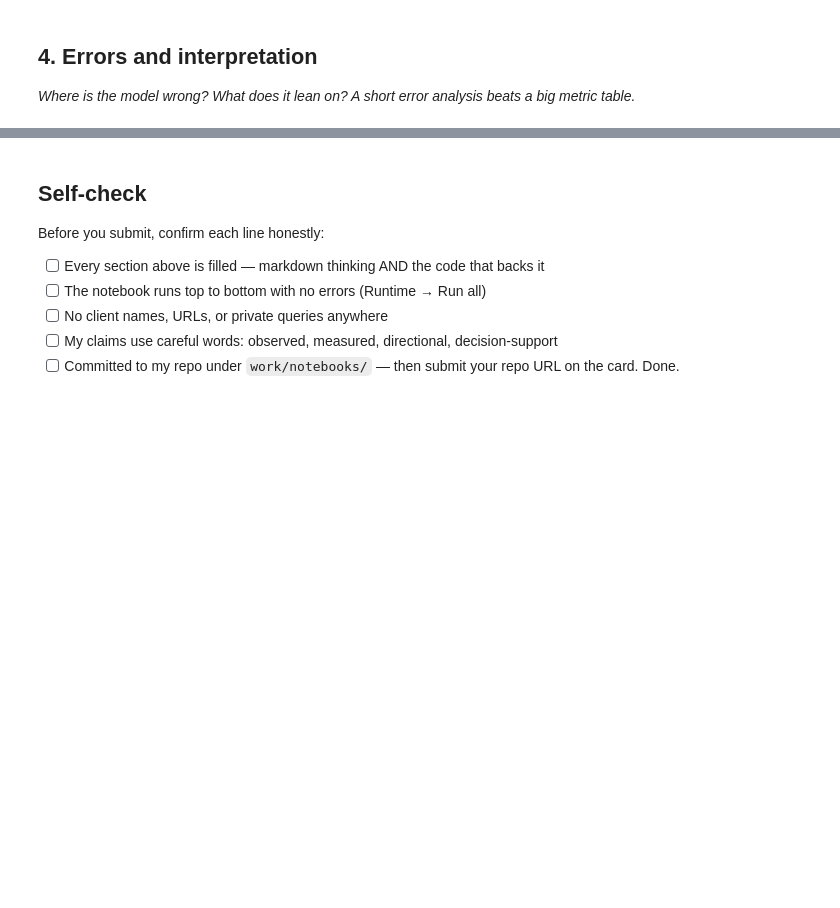
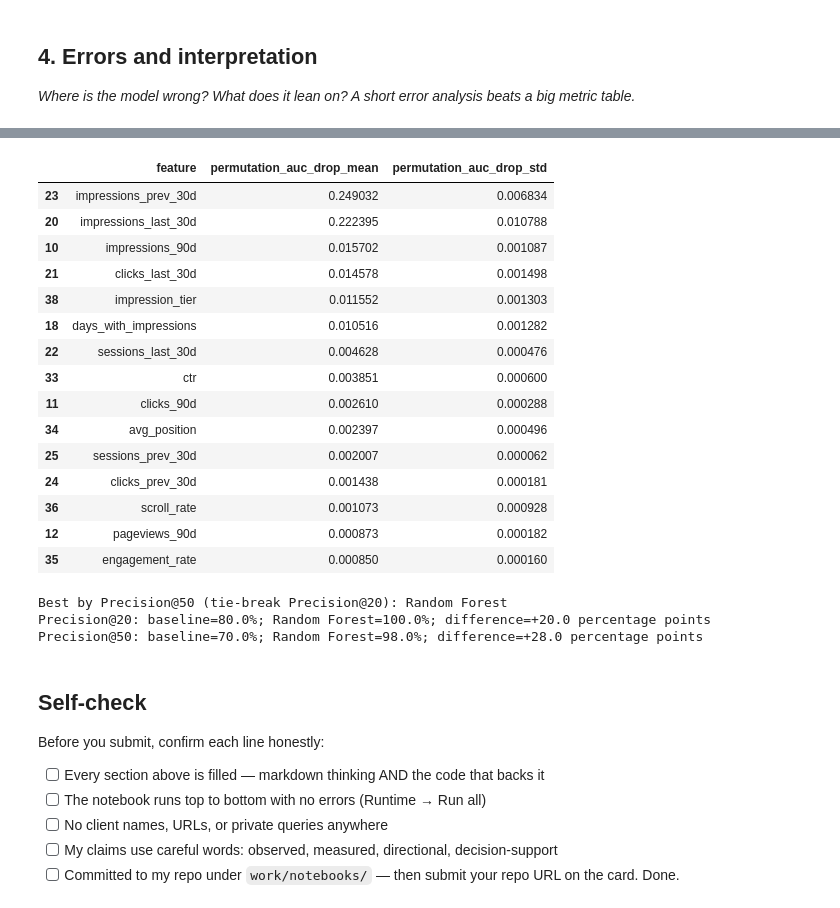
Before and after one commit to Kifayat-Sayed/flyrank-ml-internship1, a Jupyter notebook: work/notebooks/w05_model.ipynb, the cells around one changed output, grey strips where cells are left out. Cells and saved outputs as stored; diff of their text form; code cells hidden in the pictures; blank space fills up the shorter version.

```diff
--- a/work/notebooks/w05_model.ipynb
+++ b/work/notebooks/w05_model.ipynb
@@ -37,3 +277,53 @@ This skeleton is yours to fill. Work the sections **in order** — each one has
+# %%
+from sklearn.metrics import roc_auc_score
+
+# Use a modest deterministic sample for practical runtime on a notebook CPU.
+n_perm = min(3000, len(X_test))
+perm_idx = np.random.RandomState(SEED).choice(len(X_test), size=n_perm, replace=False)
+X_perm = X_test.iloc[perm_idx]
+y_perm = y_test.iloc[perm_idx]
+
+perm = permutation_importance(
+    model, X_perm, y_perm,
+    scoring="roc_auc",
+    n_repeats=3,
+    random_state=SEED,
+    n_jobs=-1
+)
+importance = pd.DataFrame({
+    "feature": feature_cols,
+    "permutation_auc_drop_mean": perm.importances_mean,
+    "permutation_auc_drop_std": perm.importances_std
+}).sort_values("permutation_auc_drop_mean", ascending=False)
+display(importance.head(15))
+
+# Compare the two ranking approaches and print a plain-language reading.
+best_row = comparison.sort_values(["Precision@50", "Precision@20"], ascending=False).iloc[0]
+print(f"Best by Precision@50 (tie-break Precision@20): {best_row['Method']}")
+for metric in ["Precision@20", "Precision@50"]:
+    b = comparison.loc[comparison["Method"] == "Week-4 rule baseline", metric].iloc[0]
+    m = comparison.loc[comparison["Method"] == "Random Forest", metric].iloc[0]
+    print(f"{metric}: baseline={b:.1%}; Random Forest={m:.1%}; difference={(m-b)*100:+.1f} percentage points")
+# %% [output]
+|  | feature | permutation_auc_drop_mean | permutation_auc_drop_std |
+| 23 | impressions_prev_30d | 0.249032 | 0.006834 |
+| 20 | impressions_last_30d | 0.222395 | 0.010788 |
+| 10 | impressions_90d | 0.015702 | 0.001087 |
+| 21 | clicks_last_30d | 0.014578 | 0.001498 |
+| 38 | impression_tier | 0.011552 | 0.001303 |
+| 18 | days_with_impressions | 0.010516 | 0.001282 |
+| 22 | sessions_last_30d | 0.004628 | 0.000476 |
+| 33 | ctr | 0.003851 | 0.000600 |
+| 11 | clicks_90d | 0.002610 | 0.000288 |
+| 34 | avg_position | 0.002397 | 0.000496 |
+| 25 | sessions_prev_30d | 0.002007 | 0.000062 |
+| 24 | clicks_prev_30d | 0.001438 | 0.000181 |
+| 36 | scroll_rate | 0.001073 | 0.000928 |
+| 12 | pageviews_90d | 0.000873 | 0.000182 |
+| 35 | engagement_rate | 0.000850 | 0.000160 |
+Best by Precision@50 (tie-break Precision@20): Random Forest
+Precision@20: baseline=80.0%; Random Forest=100.0%; difference=+20.0 percentage points
+Precision@50: baseline=70.0%; Random Forest=98.0%; difference=+28.0 percentage points
 # %% [markdown]
 ## Self-check
 
```
Also changed, not shown: parts of 13 cells of this notebook.
